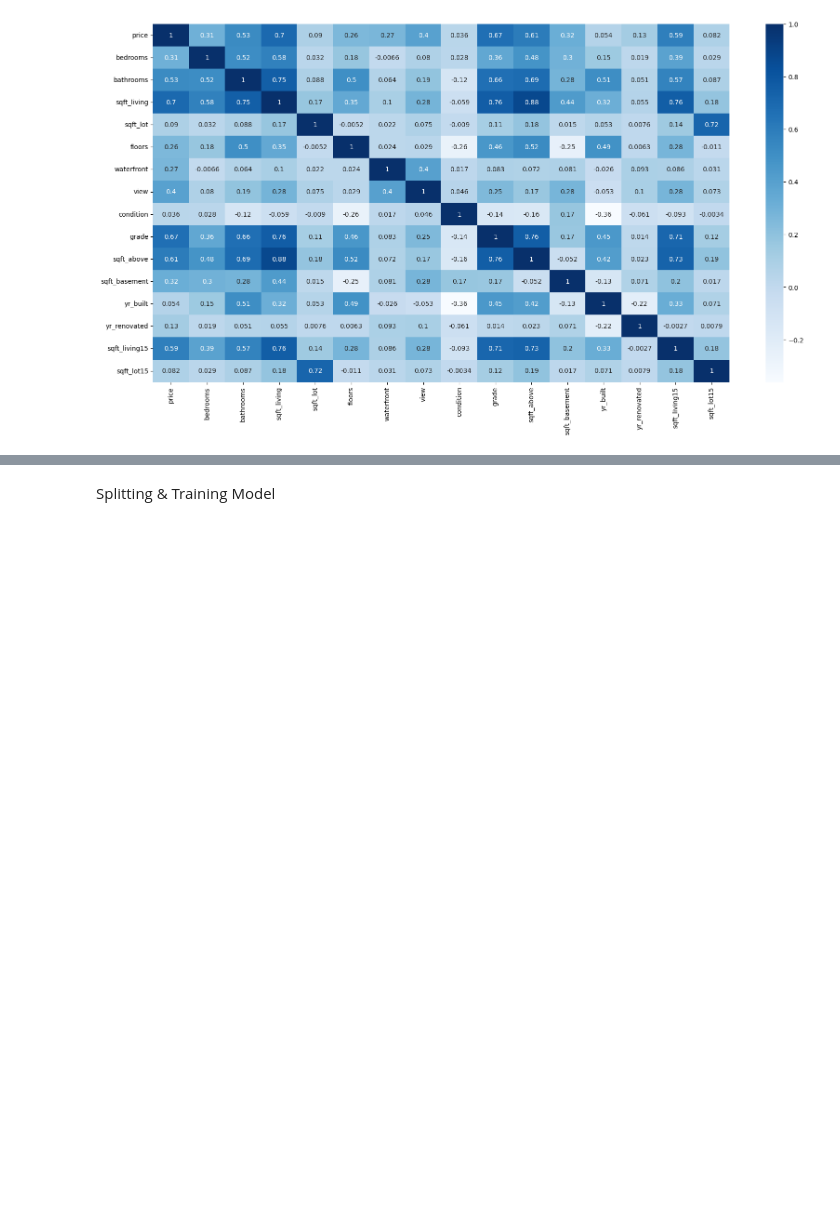
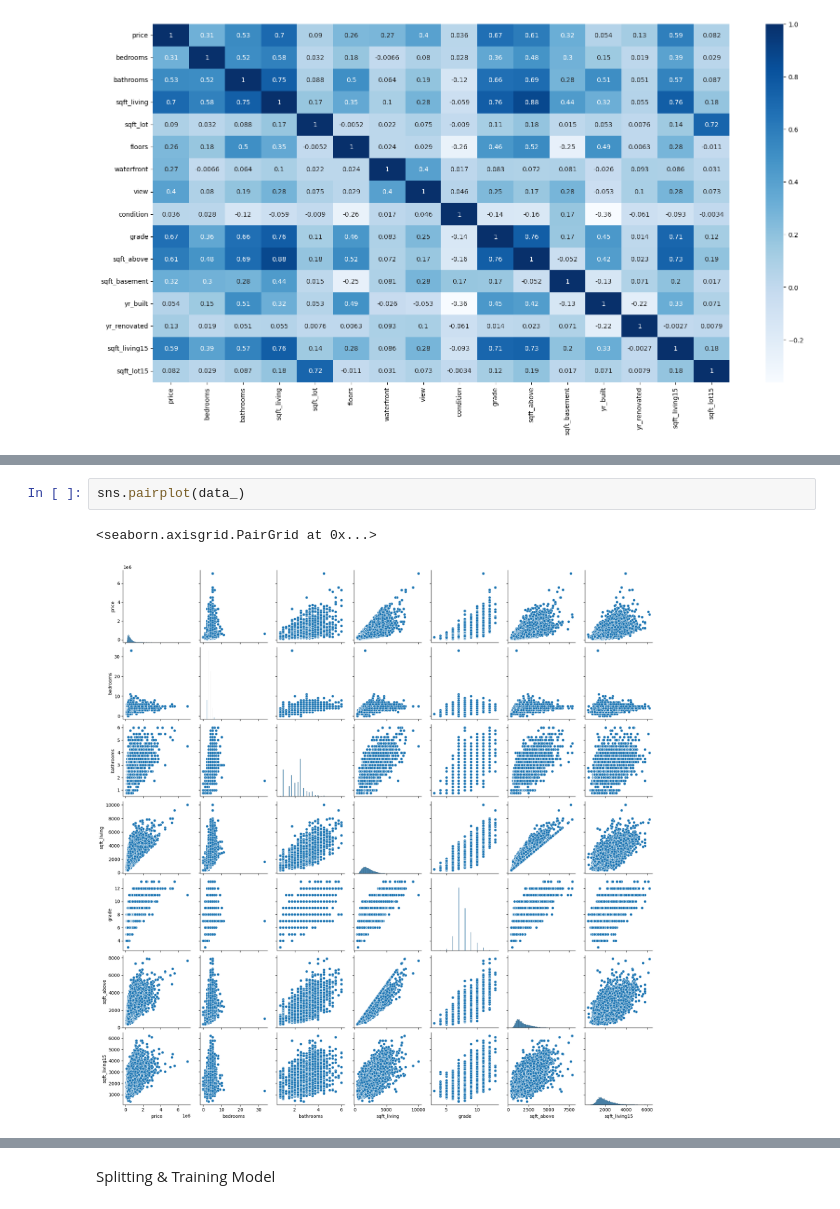
Before and after one commit to ukyringim/evaluer, a Jupyter notebook: ml_script/simulated_data.ipynb, the cells around one changed output, grey strips where cells are left out. Drawn from its saved outputs; the diff is of its cells as text; blank space fills up the shorter version.

```diff
--- a/ml_script/simulated_data.ipynb
+++ b/ml_script/simulated_data.ipynb
@@ -217,0 +274,5 @@ dtype: int64
+# %%
+sns.pairplot(data_)
+# %% [output]
+<seaborn.axisgrid.PairGrid at 0x...>
+[figure, added]
```
Also changed, not shown: parts of 22 cells of this notebook, 1 other file.
